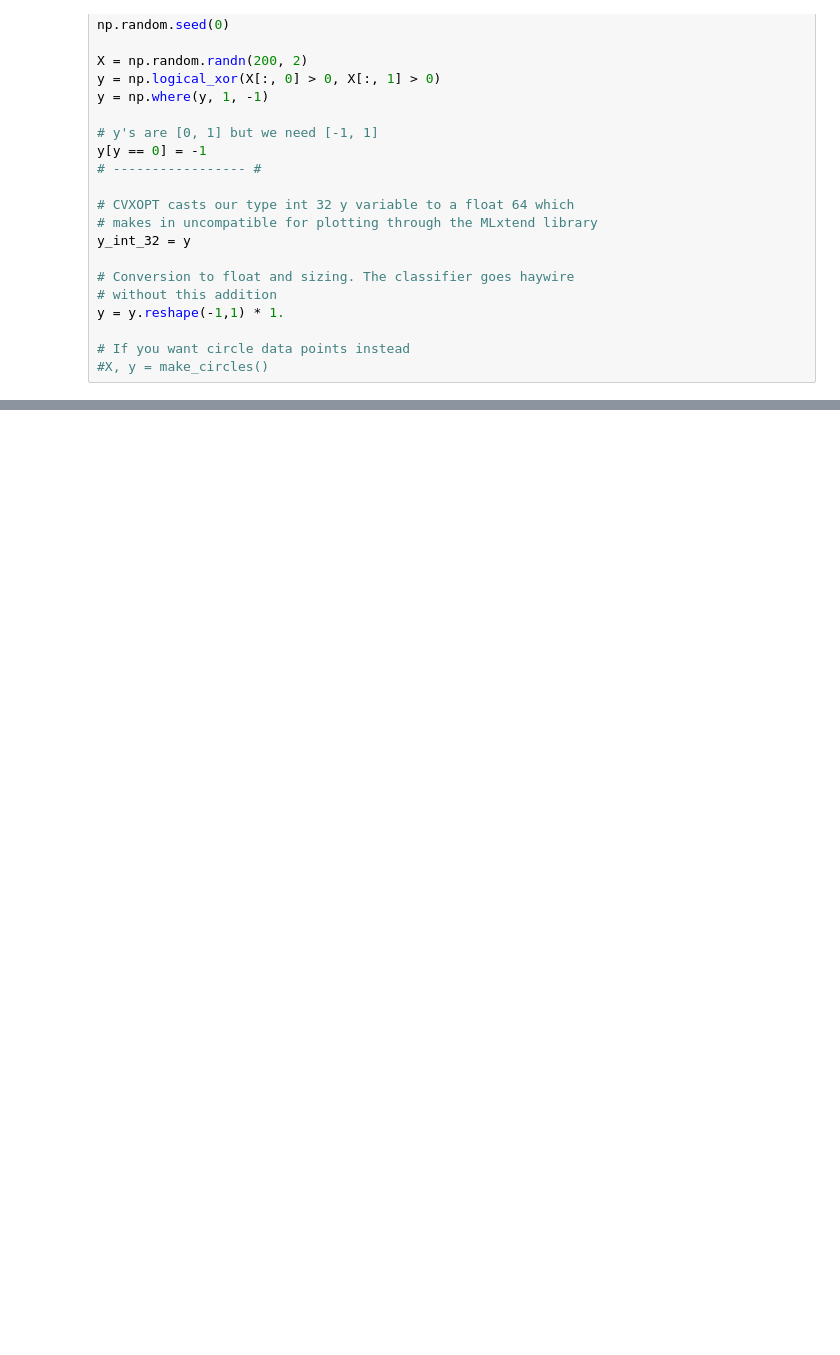
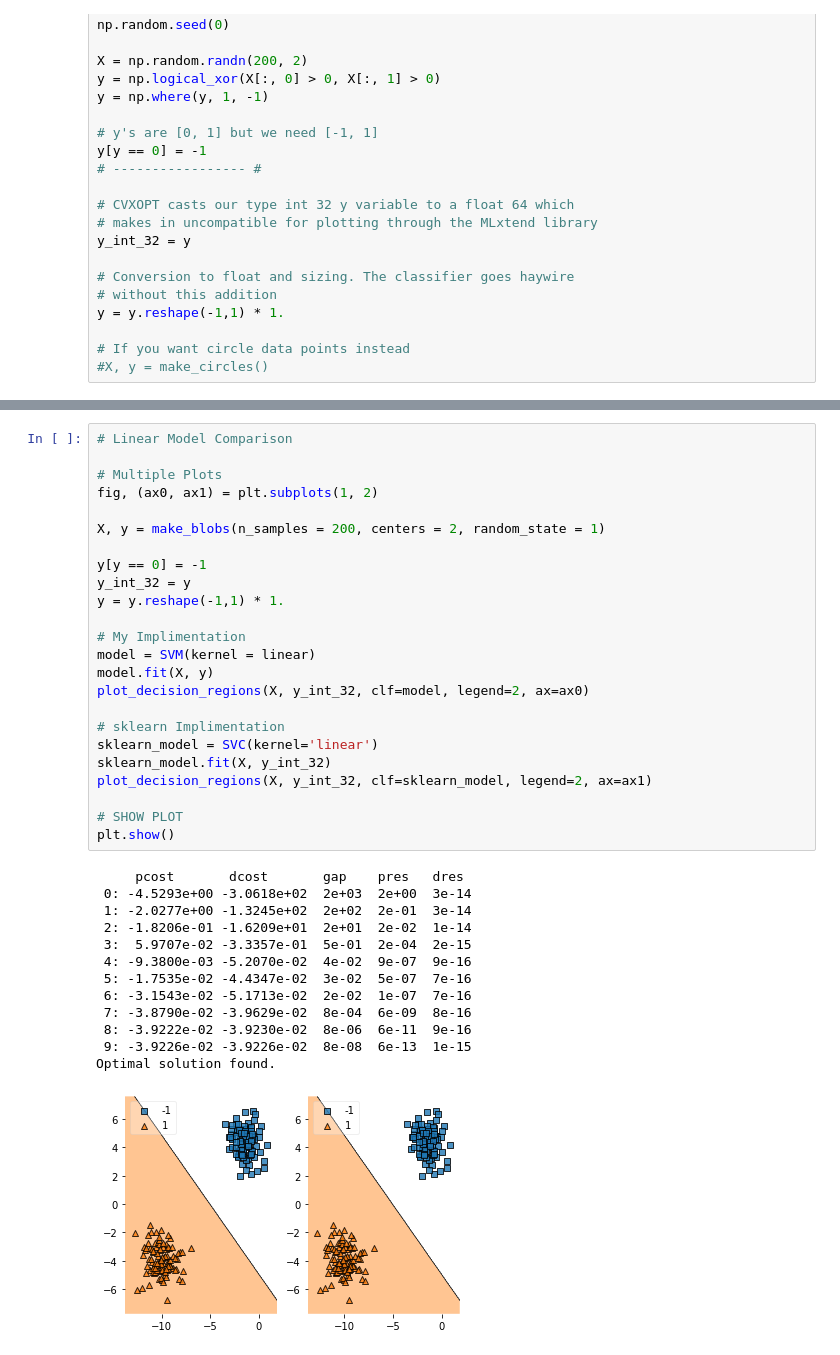
Before and after one commit to ryanirl/ml-basics, a Jupyter notebook: svm/SVM.ipynb, the cells around one changed output, grey strips where cells are left out. Saved outputs shown, nothing was run; the diff lists cells and outputs as text; blank space fills up the shorter version.

```diff
--- a/svm/SVM.ipynb
+++ b/svm/SVM.ipynb
@@ -313,0 +362,38 @@ Author: RYAN P.
+# %%
+# Linear Model Comparison
+
+# Multiple Plots
+fig, (ax0, ax1) = plt.subplots(1, 2)
+
+X, y = make_blobs(n_samples = 200, centers = 2, random_state = 1)
+
+y[y == 0] = -1
+y_int_32 = y
+y = y.reshape(-1,1) * 1.
+
+# My Implimentation
+model = SVM(kernel = linear)
+model.fit(X, y)
+plot_decision_regions(X, y_int_32, clf=model, legend=2, ax=ax0)
+
+# sklearn Implimentation
+sklearn_model = SVC(kernel='linear')
+sklearn_model.fit(X, y_int_32)
+plot_decision_regions(X, y_int_32, clf=sklearn_model, legend=2, ax=ax1)
+
+# SHOW PLOT
+plt.show()
+# %% [output]
+     pcost       dcost       gap    pres   dres
+ 0: -4.5293e+00 -3.0618e+02  2e+03  2e+00  3e-14
+ 1: -2.0277e+00 -1.3245e+02  2e+02  2e-01  3e-14
+ 2: -1.8206e-01 -1.6209e+01  2e+01  2e-02  1e-14
+ 3:  5.9707e-02 -3.3357e-01  5e-01  2e-04  2e-15
+ 4: -9.3800e-03 -5.2070e-02  4e-02  9e-07  9e-16
+ 5: -1.7535e-02 -4.4347e-02  3e-02  5e-07  7e-16
+ 6: -3.1543e-02 -5.1713e-02  2e-02  1e-07  7e-16
+ 7: -3.8790e-02 -3.9629e-02  8e-04  6e-09  8e-16
+ 8: -3.9222e-02 -3.9230e-02  8e-06  6e-11  9e-16
+ 9: -3.9226e-02 -3.9226e-02  8e-08  6e-13  1e-15
+Optimal solution found.
+[figure, added]
```
Also changed, not shown: parts of 10 cells of this notebook, 14 other files.
